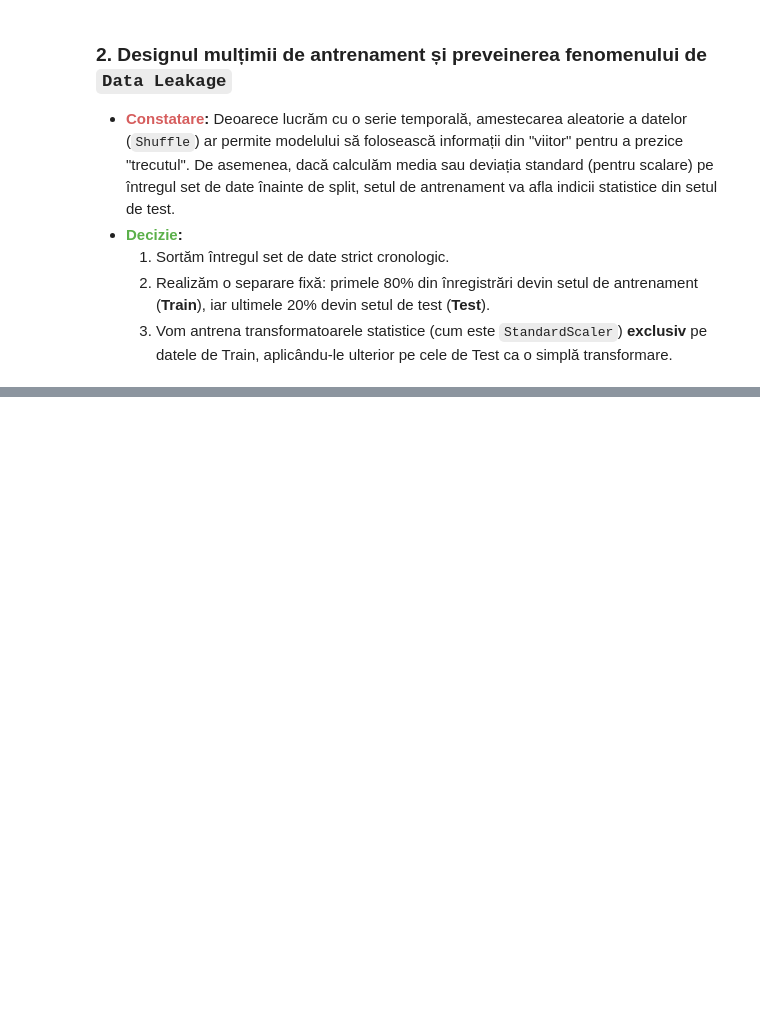
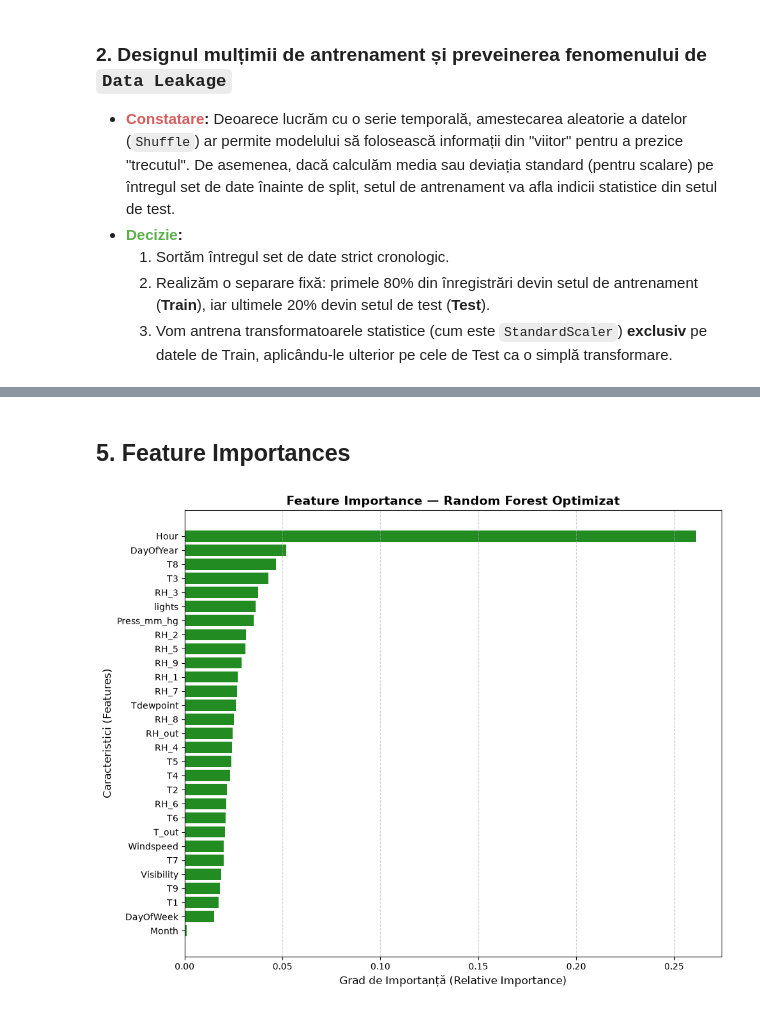
Before and after one commit to jefftobi2004/MachineLearning_Study, a Jupyter notebook: notebooks/PartA.ipynb, the cells around one changed output, grey strips where cells are left out. Saved outputs shown, nothing was run; the diff lists cells and outputs as text; code cells hidden in the pictures; blank space fills up the shorter version.

```diff
--- a/notebooks/PartA.ipynb
+++ b/notebooks/PartA.ipynb
@@ -192,0 +478,30 @@ Atribute pass-through:               ['Hour', 'DayOfWeek']
+# %% [markdown]
+## 5. Feature Importances
+# %%
+import matplotlib.pyplot as plt
+import pandas as pd
+import numpy as np
+
+rf_estimator = best_rf_model.named_steps['random_forest']
+
+feature_names = best_rf_model.named_steps['preprocesor'].get_feature_names_out()
+
+importances = rf_estimator.feature_importances_
+
+df_importance = pd.DataFrame({
+    'Feature': feature_names,
+    'Importance': importances
+}).sort_values(by='Importance', ascending=True)
+
+df_importance['Feature'] = df_importance['Feature'].str.replace('scalare_standard__', '').str.replace('remainder__', '')
+
+plt.figure(figsize=(10, 8))
+plt.barh(df_importance['Feature'], df_importance['Importance'], color='forestgreen')
+plt.title('Feature Importance — Random Forest Optimizat', fontsize=14, fontweight='bold')
+plt.xlabel('Grad de Importanță (Relative Importance)', fontsize=12)
+plt.ylabel('Caracteristici (Features)', fontsize=12)
+plt.grid(axis='x', linestyle='--', alpha=0.6)
+plt.tight_layout()
+plt.show()
+# %% [output]
+[figure, added]
```
Also changed, not shown: parts of 21 cells of this notebook, 1 other file.
